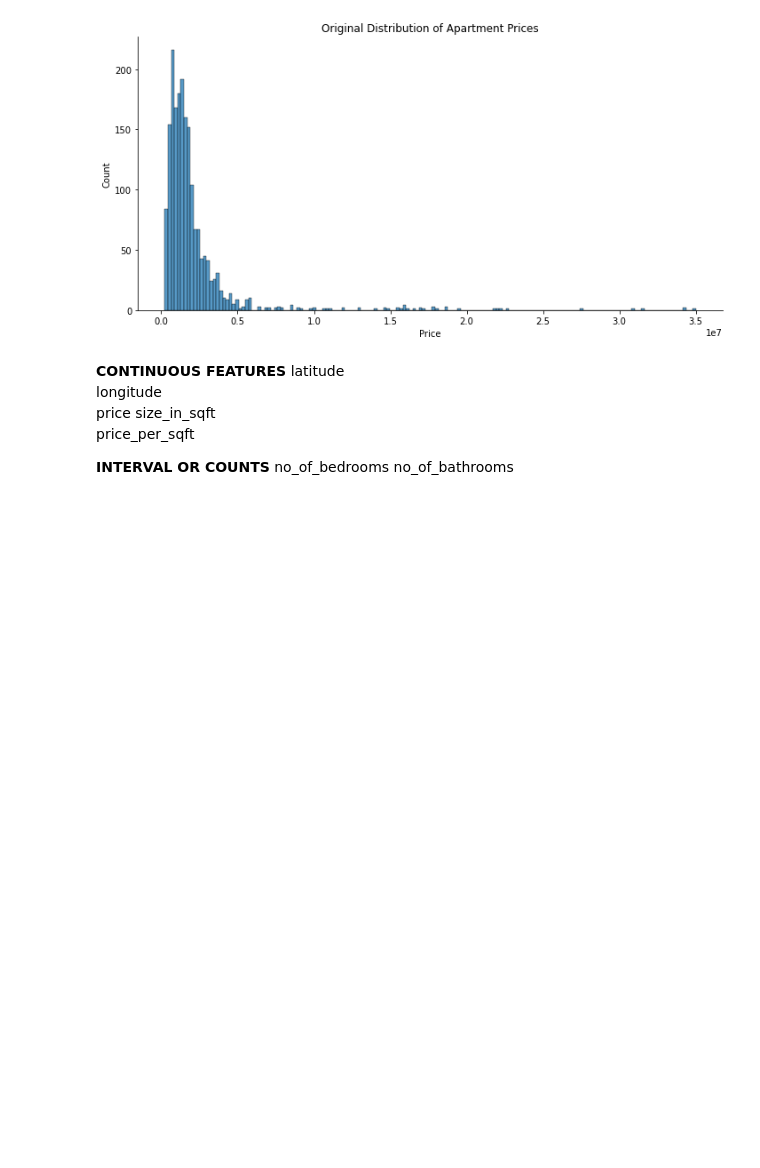
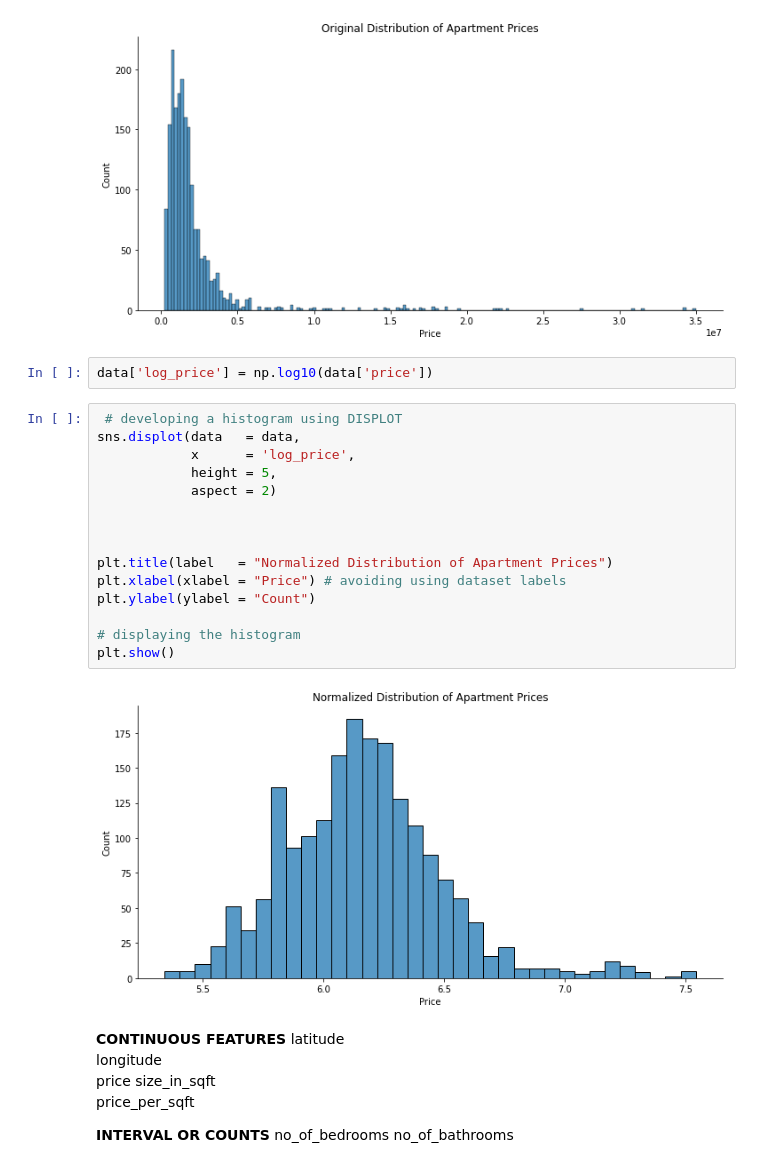
Before and after one commit to git-GB/Dubai-real-estate, a Jupyter notebook: Dubai_apartments.ipynb, the cells around one changed output. Drawn from its saved outputs; the diff is of its cells as text; blank space fills up the shorter version.

```diff
--- a/Dubai_apartments.ipynb
+++ b/Dubai_apartments.ipynb
@@ -66,6 +66,25 @@ plt.ylabel(ylabel = "Count")
 plt.show()
 # %% [output]
 [figure]
+# %%
+data['log_price'] = np.log10(data['price'])
+# %%
+ # developing a histogram using DISPLOT
+sns.displot(data   = data,
+            x      = 'log_price',
+            height = 5,
+            aspect = 2)
+
+
+
+plt.title(label   = "Normalized Distribution of Apartment Prices")
+plt.xlabel(xlabel = "Price") # avoiding using dataset labels
+plt.ylabel(ylabel = "Count")
+
+# displaying the histogram
+plt.show()
+# %% [output]
+[figure, added]
 # %% [markdown]
 **CONTINUOUS FEATURES**
 latitude
```
Also changed, not shown: parts of 3 cells of this notebook.
